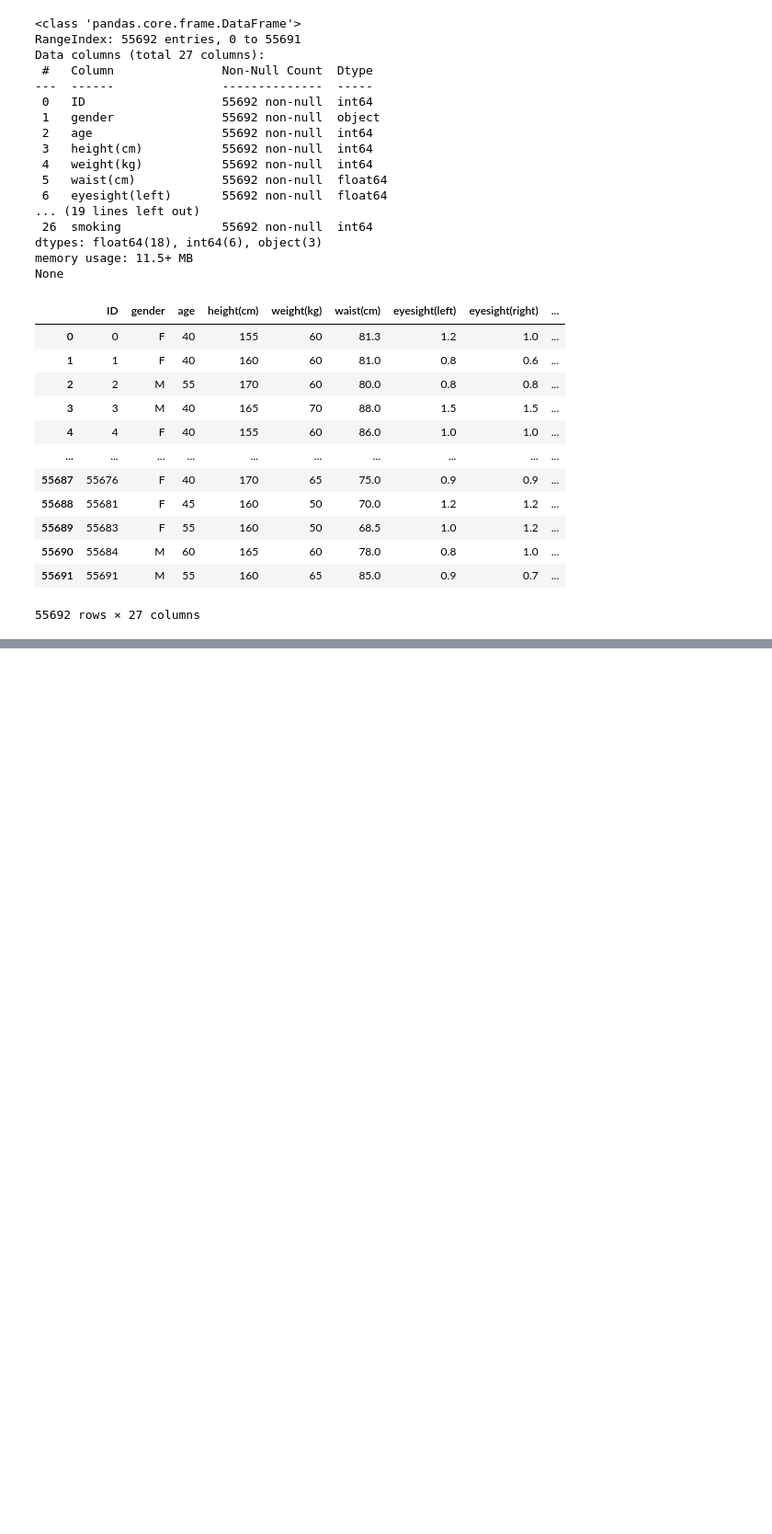
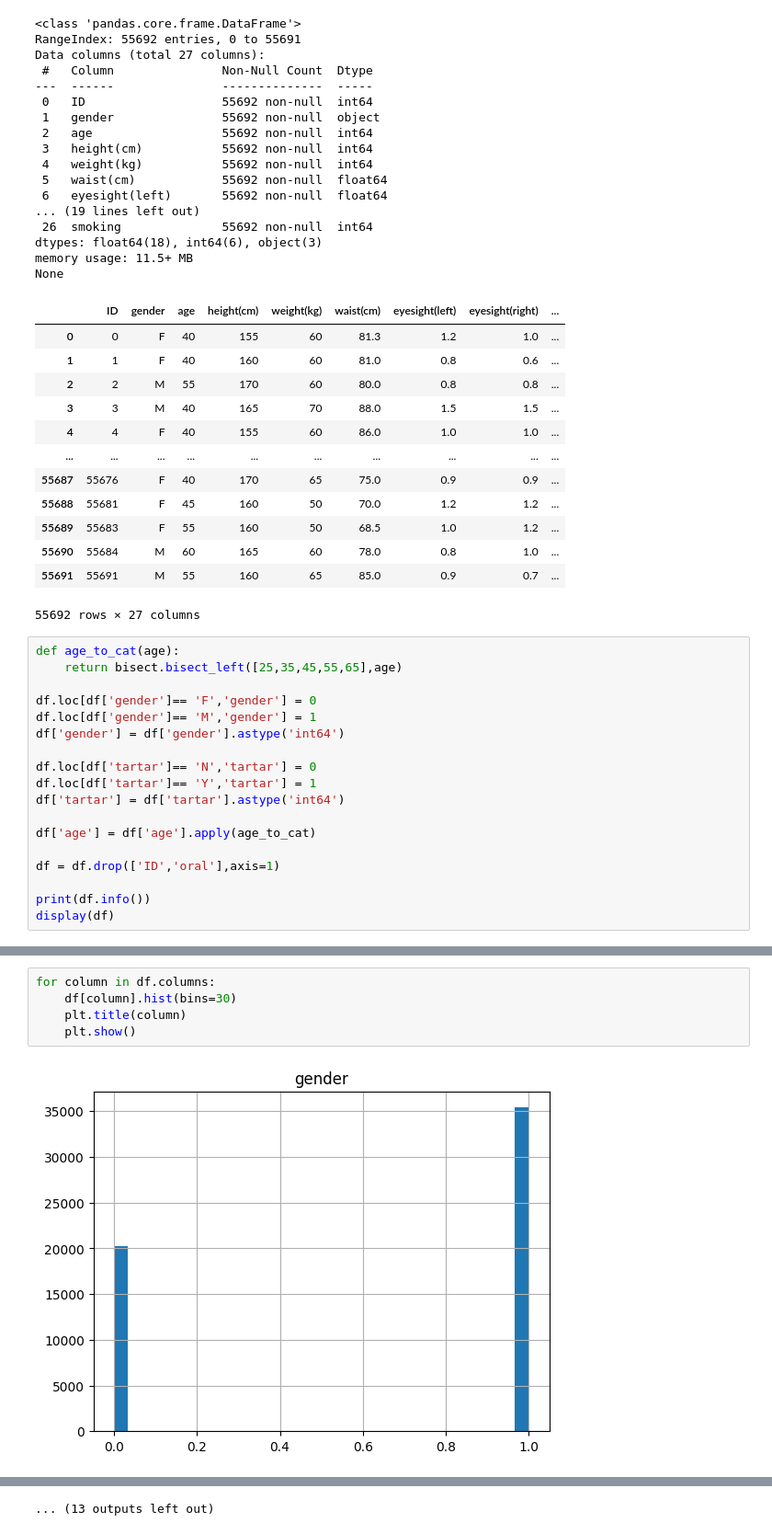
Before and after one commit to koshkidadanet/MTS-ML-CUP, a Jupyter notebook: main.ipynb, the cells around one changed output, grey strips where cells are left out. Shown at 92% size. Saved outputs shown, nothing was run; the diff lists cells and outputs as text; blank space fills up the shorter version.

Commit message:
preprocessing and hist

```diff
--- a/main.ipynb
+++ b/main.ipynb
@@ -35,3 +37,21 @@ None
 | 55690 | 55684 | M | 60 | 165 | 60 | 78.0 | 0.8 | 1.0 | ... |
 | 55691 | 55691 | M | 55 | 160 | 65 | 85.0 | 0.9 | 0.7 | ... |
 55692 rows × 27 columns
+# %%
+def age_to_cat(age):
+    return bisect.bisect_left([25,35,45,55,65],age)
+
+df.loc[df['gender']== 'F','gender'] = 0
+df.loc[df['gender']== 'M','gender'] = 1
+df['gender'] = df['gender'].astype('int64')
+
+df.loc[df['tartar']== 'N','tartar'] = 0
+df.loc[df['tartar']== 'Y','tartar'] = 1
+df['tartar'] = df['tartar'].astype('int64')
+
+df['age'] = df['age'].apply(age_to_cat)
+
+df = df.drop(['ID','oral'],axis=1)
+
+print(df.info())
+display(df)
@@ -37,0 +89,7 @@ None
+# %%
+for column in df.columns:
+    df[column].hist(bins=30)
+    plt.title(column)
+    plt.show()
+# %% [output]
+[figure, added]
@@ -37,0 +107 @@ None
+... (13 outputs left out)
```
Also changed, not shown: parts of 3 cells of this notebook.
